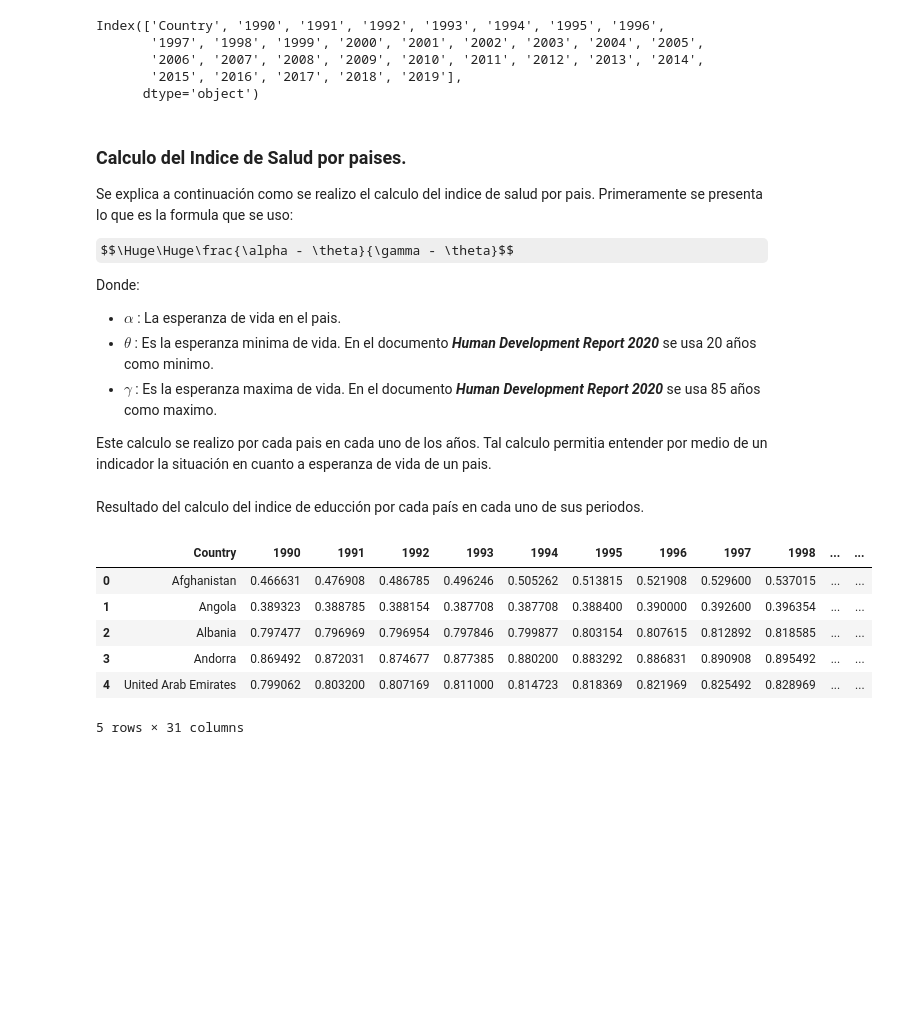
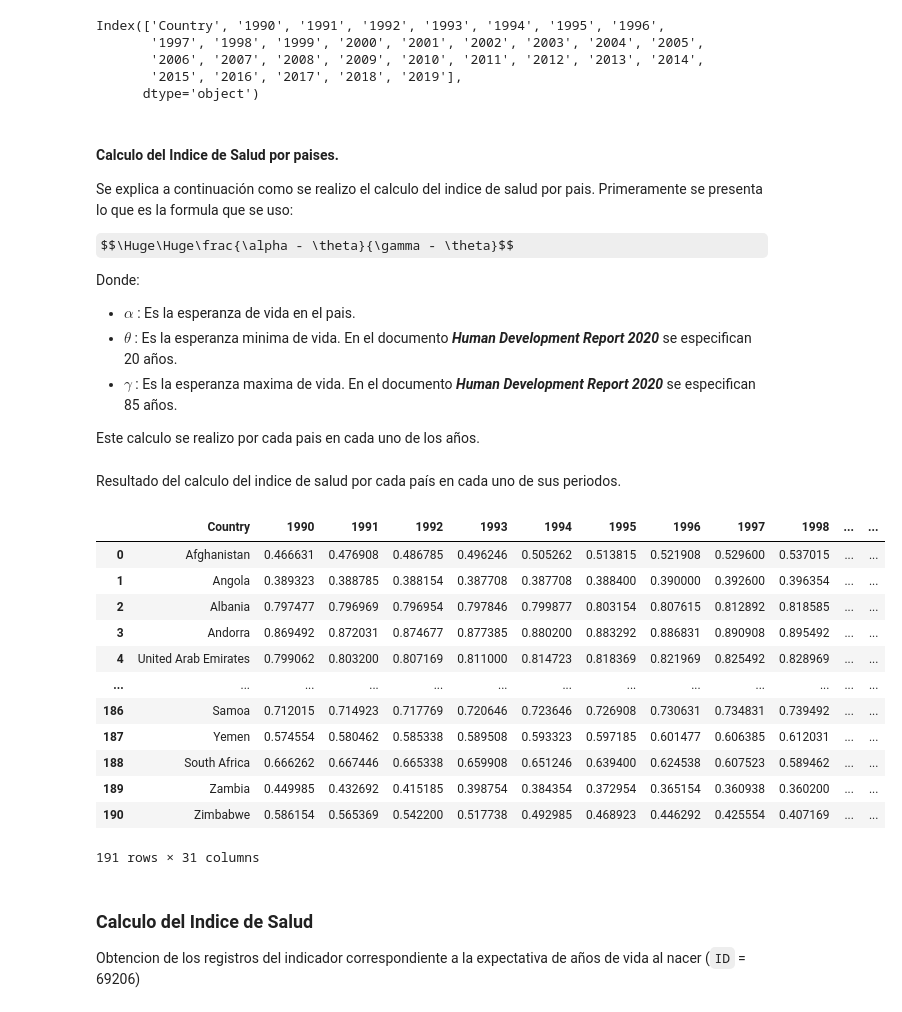
Before and after one commit to Team-17-Bedu/proyecto_python, a Jupyter notebook: Notebooks/Indice de Desarrollo Humano.ipynb, the cells around one changed output. Cells and saved outputs as stored; diff of their text form; code cells hidden in the pictures; some formulas as TeX source; blank space fills up the shorter version.

```diff
--- a/Notebooks/Indice de Desarrollo Humano.ipynb
+++ b/Notebooks/Indice de Desarrollo Humano.ipynb
@@ -81,3 +89,7 @@ def normalize_data(data_dirt: dict, indicator_id: str) -> dict:
+# %%
+def get_data(indicator: str) -> dict :
+    url = f'http://ec2-54-174-131-205.compute-1.amazonaws.com/API/HDRO_API.php/indicator_id={indicator}/structure=yic'
+    return normalize_data(session.get(url).json(), indicator)
 # %% [markdown]
 ### Calculo del Indice de Educación
 #### Expectativa de años de escolaridad
@@ -332,7 +327,9 @@ data_clean = normalize_data(data.json(), indicator)
+# %%
+data = get_data('69206')
 # %% [markdown]
 Creación del `DataFrame` con los datos normalizados y visualización de `head` y `tail`
 # %%
-salud = pd.DataFrame(data_clean)
+salud = pd.DataFrame(data)
 salud
 # %% [output]
 |  | Country | 1990 | 1991 | 1992 | 1993 | 1994 | 1995 | 1996 | 1997 | 1998 | ... | ... |
@@ -367,7 +364,7 @@ Index(['Country', '1990', '1991', '1992', '1993', '1994', '1995', '1996',
        '2015', '2016', '2017', '2018', '2019'],
       dtype='object')
 # %% [markdown]
-### Calculo del Indice de Salud por paises.
+#### Calculo del Indice de Salud por paises.
 
 Se explica a continuación como se realizo el calculo del indice de salud por pais.
 Primeramente se presenta lo que es la formula que se uso:
@@ -376,26 +373,35 @@ $$\Huge\Huge\frac{\alpha - \theta}{\gamma - \theta}$$
 
 Donde:
 
-* $\alpha$ : La esperanza de vida en el pais.
-* $\theta$ : Es la esperanza minima de vida. En el documento __*Human Development Report 2020*__ se usa 20 años como minimo.
-* $\gamma$ : Es la esperanza maxima de vida. En el documento __*Human Development Report 2020*__ se usa 85 años como maximo.
+* $\alpha$ : Es la esperanza de vida en el pais.
+* $\theta$ : Es la esperanza minima de vida. En el documento __*Human Development Report 2020*__ se especifican 20 años.
+* $\gamma$ : Es la esperanza maxima de vida. En el documento __*Human Development Report 2020*__ se especifican 85 años.
 
 
-Este calculo se realizo por cada pais en cada uno de los años. Tal calculo permitia entender por medio de un indicador la situación en cuanto a esperanza de vida de un pais.
+Este calculo se realizo por cada pais en cada uno de los años.
 # %%
 #Calculo del "Indice_Salud"
 for i in range(1990,2020):
     ind = str(i)
     salud[ind] = (salud[ind]-20)/(85-20)
 # %% [markdown]
-Resultado del calculo del indice de educción por cada país en cada uno de sus periodos.
+Resultado del calculo del indice de salud por cada país en cada uno de sus periodos.
 # %%
-salud.head()
+salud
 # %% [output]
 |  | Country | 1990 | 1991 | 1992 | 1993 | 1994 | 1995 | 1996 | 1997 | 1998 | ... | ... |
 | 0 | Afghanistan | 0.466631 | 0.476908 | 0.486785 | 0.496246 | 0.505262 | 0.513815 | 0.521908 | 0.529600 | 0.537015 | ... | ... |
 | 1 | Angola | 0.389323 | 0.388785 | 0.388154 | 0.387708 | 0.387708 | 0.388400 | 0.390000 | 0.392600 | 0.396354 | ... | ... |
 | 2 | Albania | 0.797477 | 0.796969 | 0.796954 | 0.797846 | 0.799877 | 0.803154 | 0.807615 | 0.812892 | 0.818585 | ... | ... |
 | 3 | Andorra | 0.869492 | 0.872031 | 0.874677 | 0.877385 | 0.880200 | 0.883292 | 0.886831 | 0.890908 | 0.895492 | ... | ... |
 | 4 | United Arab Emirates | 0.799062 | 0.803200 | 0.807169 | 0.811000 | 0.814723 | 0.818369 | 0.821969 | 0.825492 | 0.828969 | ... | ... |
+| ... | ... | ... | ... | ... | ... | ... | ... | ... | ... | ... | ... | ... |
+| 186 | Samoa | 0.712015 | 0.714923 | 0.717769 | 0.720646 | 0.723646 | 0.726908 | 0.730631 | 0.734831 | 0.739492 | ... | ... |
+| 187 | Yemen | 0.574554 | 0.580462 | 0.585338 | 0.589508 | 0.593323 | 0.597185 | 0.601477 | 0.606385 | 0.612031 | ... | ... |
+| 188 | South Africa | 0.666262 | 0.667446 | 0.665338 | 0.659908 | 0.651246 | 0.639400 | 0.624538 | 0.607523 | 0.589462 | ... | ... |
+| 189 | Zambia | 0.449985 | 0.432692 | 0.415185 | 0.398754 | 0.384354 | 0.372954 | 0.365154 | 0.360938 | 0.360200 | ... | ... |
+| 190 | Zimbabwe | 0.586154 | 0.565369 | 0.542200 | 0.517738 | 0.492985 | 0.468923 | 0.446292 | 0.425554 | 0.407169 | ... | ... |
-5 rows × 31 columns
+191 rows × 31 columns
+# %% [markdown]
+### Calculo del Indice de Salud
+Obtencion de los registros del indicador correspondiente a la expectativa de años de vida al nacer (`ID` = 69206)
```
Also changed, not shown: parts of 58 cells of this notebook.
